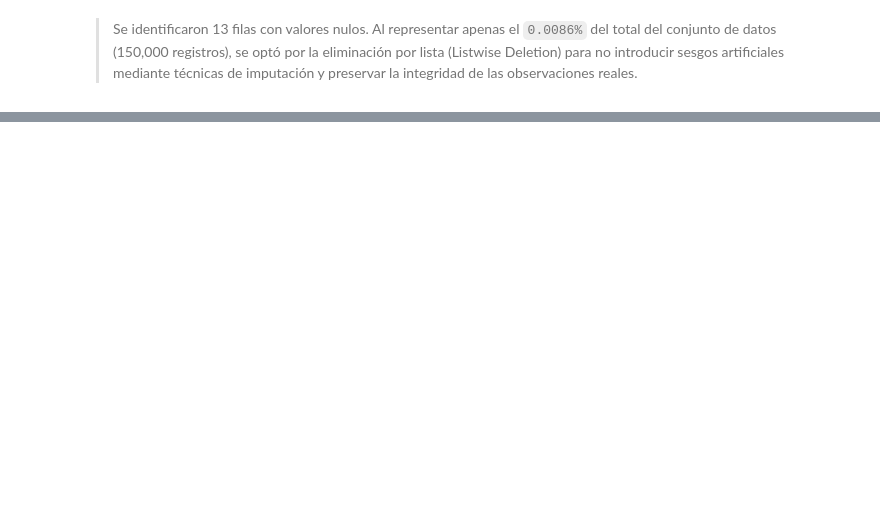
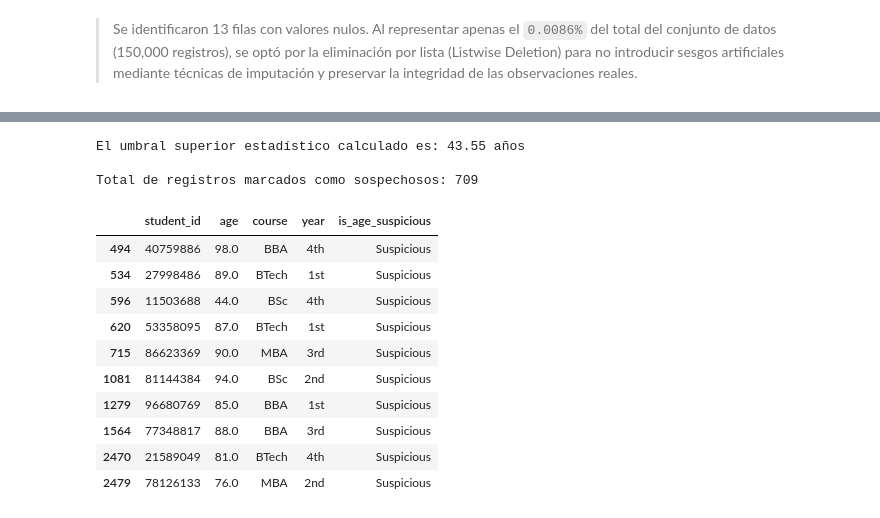
Before and after one commit to kevinmateojimenez/TRABAJO-FINAL, a Jupyter notebook: EDA_Entregable.ipynb, the cells around one changed output, grey strips where cells are left out. Cells and saved outputs as stored; diff of their text form; code cells hidden in the pictures; blank space fills up the shorter version.

```diff
--- a/EDA_Entregable.ipynb
+++ b/EDA_Entregable.ipynb
@@ -429,0 +638,34 @@ Tras evaluar la totalidad del conjunto de datos (150,000 registros) y eliminado
+# %%
+# 1. Calcular la Media poblacional y la Desviación Estándar para 'age'
+edad_media = df['age'].mean()
+edad_std = df['age'].std()
+
+# 2. Calcular el umbral estadístico superior (Media + 5 Desviaciones Estándar)
+# Mantenemos el multiplicador en 5 para ser extremadamente conservadores
+umbral_superior = edad_media + (5 * edad_std)
+
+# 3. Etiquetar los registros que superen el umbral en una nueva columna de control (flag)
+df['is_age_suspicious'] = np.where(df['age'] > umbral_superior, 'Suspicious', 'Normal')
+
+# 4. Verificar el resultado
+print(f"El umbral superior estadístico calculado es: {umbral_superior:.2f} años\n")
+
+# Mostrar una muestra de los infractores
+df_sospechosos = df[df['is_age_suspicious'] == 'Suspicious']
+print(f"Total de registros marcados como sospechosos: {len(df_sospechosos)}")
+display(df_sospechosos[['student_id', 'age', 'course', 'year', 'is_age_suspicious']].head(10))
+# %% [output]
+El umbral superior estadístico calculado es: 43.55 años
+
+Total de registros marcados como sospechosos: 709
+|  | student_id | age | course | year | is_age_suspicious |
+| 494 | 40759886 | 98.0 | BBA | 4th | Suspicious |
+| 534 | 27998486 | 89.0 | BTech | 1st | Suspicious |
+| 596 | 11503688 | 44.0 | BSc | 4th | Suspicious |
+| 620 | 53358095 | 87.0 | BTech | 1st | Suspicious |
+| 715 | 86623369 | 90.0 | MBA | 3rd | Suspicious |
+| 1081 | 81144384 | 94.0 | BSc | 2nd | Suspicious |
+| 1279 | 96680769 | 85.0 | BBA | 1st | Suspicious |
+| 1564 | 77348817 | 88.0 | BBA | 3rd | Suspicious |
+| 2470 | 21589049 | 81.0 | BTech | 4th | Suspicious |
+| 2479 | 78126133 | 76.0 | MBA | 2nd | Suspicious |
```
Also changed, not shown: parts of 31 cells of this notebook, 1 other file.
